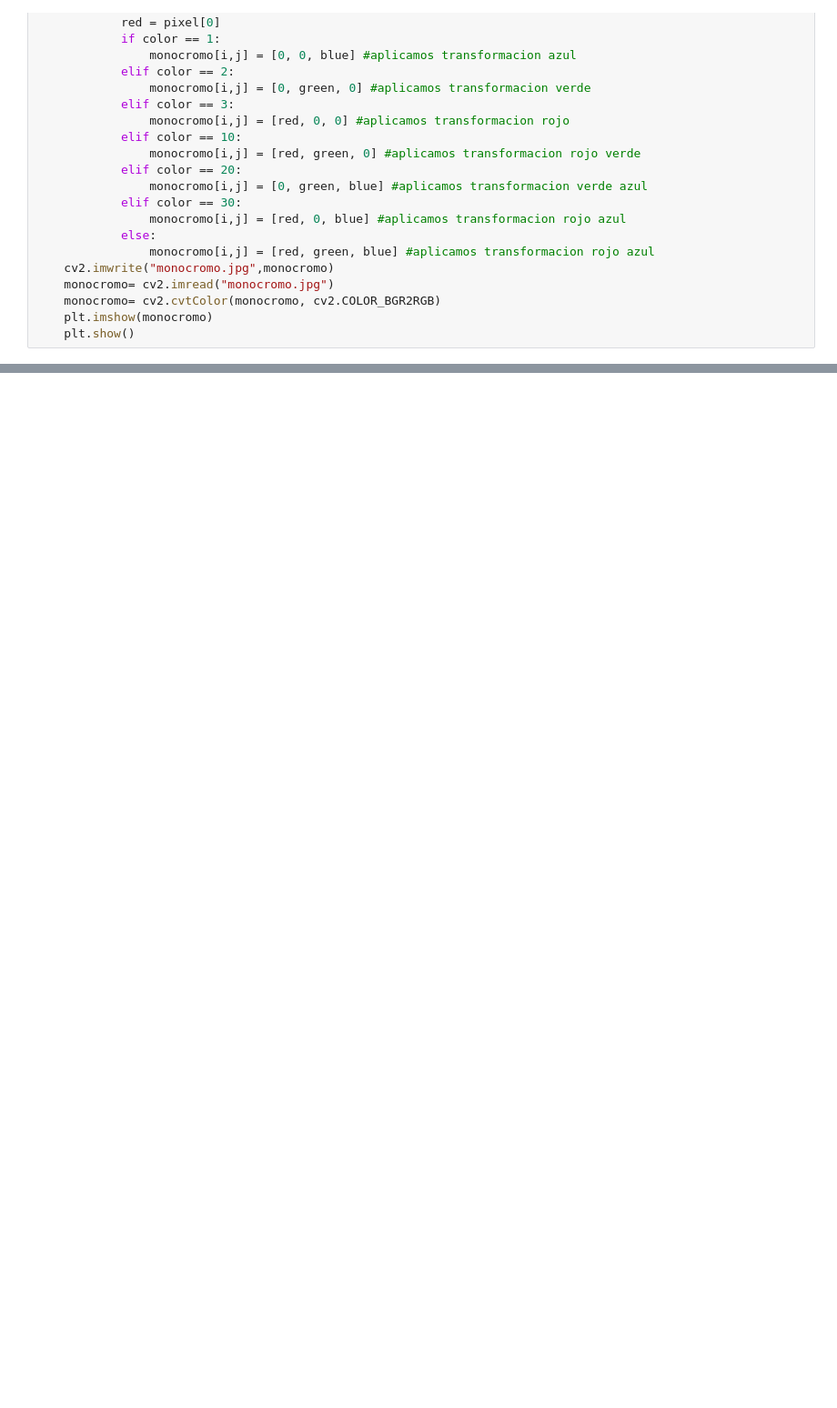
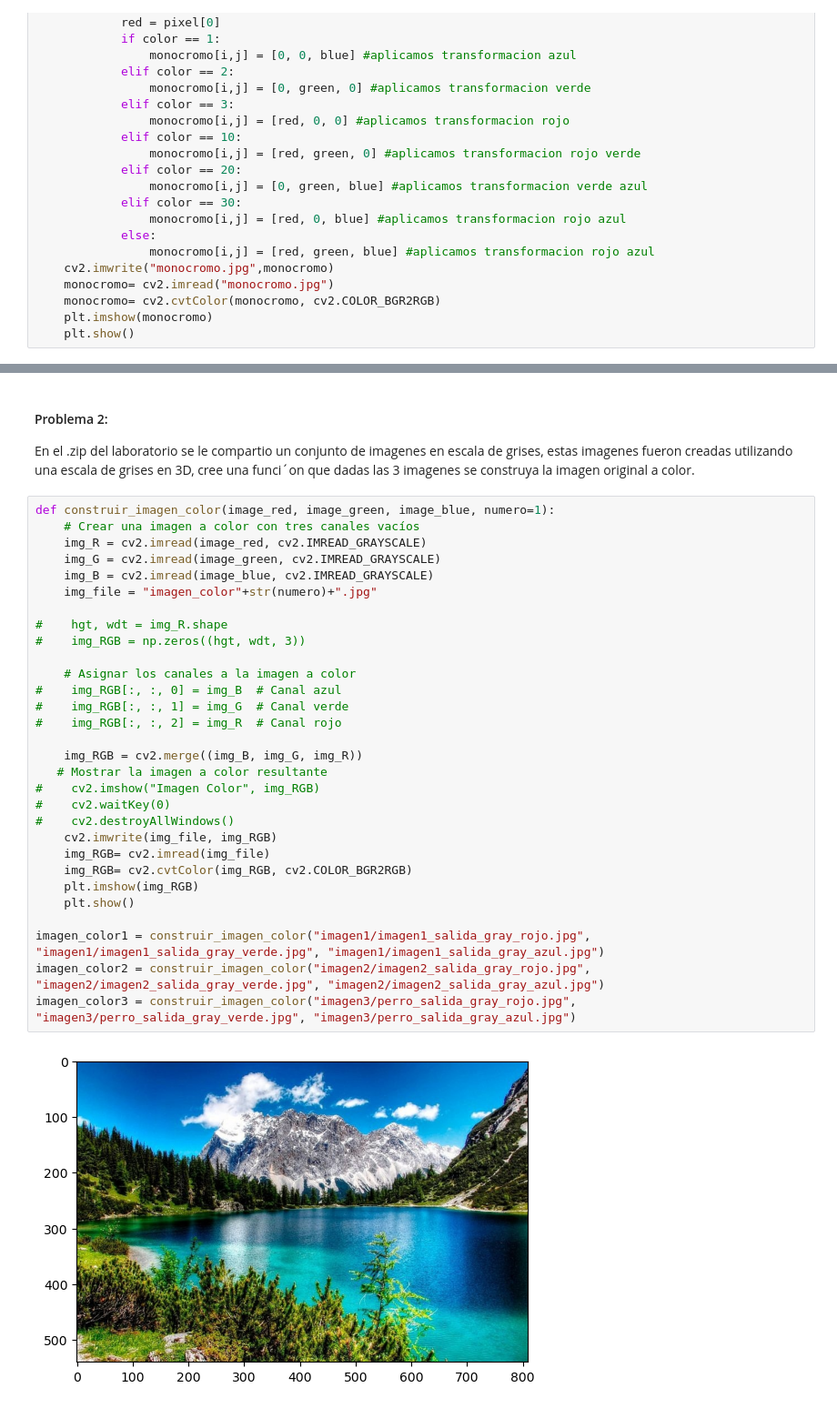
Before and after one commit to eddyfra/papd, a Jupyter notebook: imr/lab1/lab1.ipynb, the cells around one changed output, grey strips where cells are left out. Shown at 91% size. Saved outputs shown, nothing was run; the diff lists cells and outputs as text; blank space fills up the shorter version.

```diff
--- a/imr/lab1/lab1.ipynb
+++ b/imr/lab1/lab1.ipynb
@@ -43,0 +54,35 @@ ImagenColor("noruega-intro.jpg", 5)
+# %% [markdown]
+#### Problema 2:
+En el .zip del laboratorio se le compartio un conjunto de imagenes en escala de grises, estas imagenes fueron creadas utilizando una escala de grises en 3D, cree una funci´on que dadas las 3 imagenes se construya la imagen original a color.
+# %%
+def construir_imagen_color(image_red, image_green, image_blue, numero=1):
+    # Crear una imagen a color con tres canales vacíos
+    img_R = cv2.imread(image_red, cv2.IMREAD_GRAYSCALE)
+    img_G = cv2.imread(image_green, cv2.IMREAD_GRAYSCALE)
+    img_B = cv2.imread(image_blue, cv2.IMREAD_GRAYSCALE)
+    img_file = "imagen_color"+str(numero)+".jpg"
+
+#    hgt, wdt = img_R.shape
+#    img_RGB = np.zeros((hgt, wdt, 3))
+
+    # Asignar los canales a la imagen a color
+#    img_RGB[:, :, 0] = img_B  # Canal azul
+#    img_RGB[:, :, 1] = img_G  # Canal verde
+#    img_RGB[:, :, 2] = img_R  # Canal rojo
+
+    img_RGB = cv2.merge((img_B, img_G, img_R))
+   # Mostrar la imagen a color resultante
+#    cv2.imshow("Imagen Color", img_RGB)
+#    cv2.waitKey(0)
+#    cv2.destroyAllWindows()
+    cv2.imwrite(img_file, img_RGB)
+    img_RGB= cv2.imread(img_file)
+    img_RGB= cv2.cvtColor(img_RGB, cv2.COLOR_BGR2RGB)
+    plt.imshow(img_RGB)
+    plt.show()
+
+imagen_color1 = construir_imagen_color("imagen1/imagen1_salida_gray_rojo.jpg", "imagen1/imagen1_salida_gray_verde.jpg", "imagen1/imagen1_salida_gray_azul.jpg")
+imagen_color2 = construir_imagen_color("imagen2/imagen2_salida_gray_rojo.jpg", "imagen2/imagen2_salida_gray_verde.jpg", "imagen2/imagen2_salida_gray_azul.jpg")
+imagen_color3 = construir_imagen_color("imagen3/perro_salida_gray_rojo.jpg", "imagen3/perro_salida_gray_verde.jpg", "imagen3/perro_salida_gray_azul.jpg")
+# %% [output]
+[figure, added]
```
Also changed, not shown: parts of 3 cells of this notebook, 11 other files.
